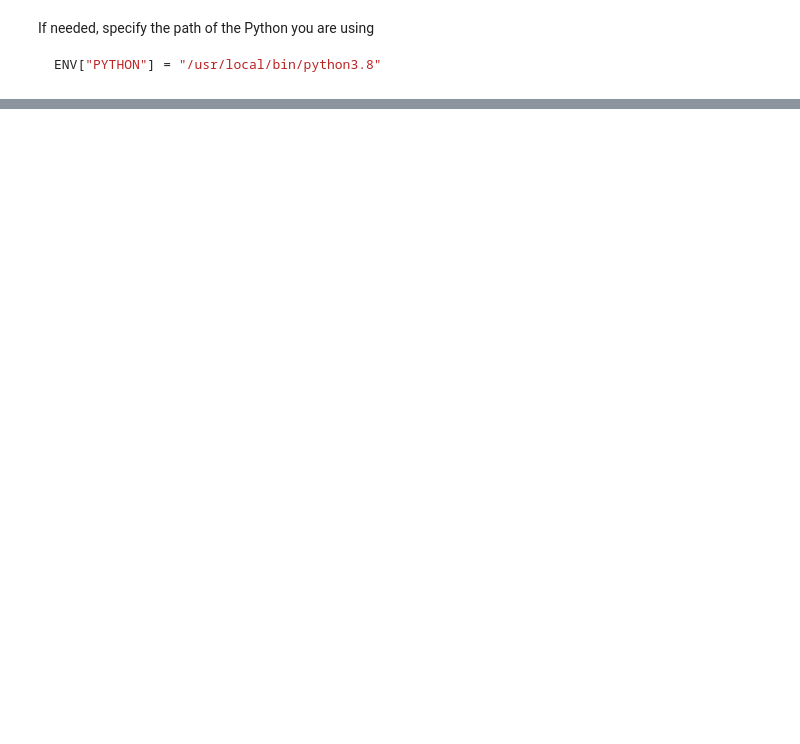
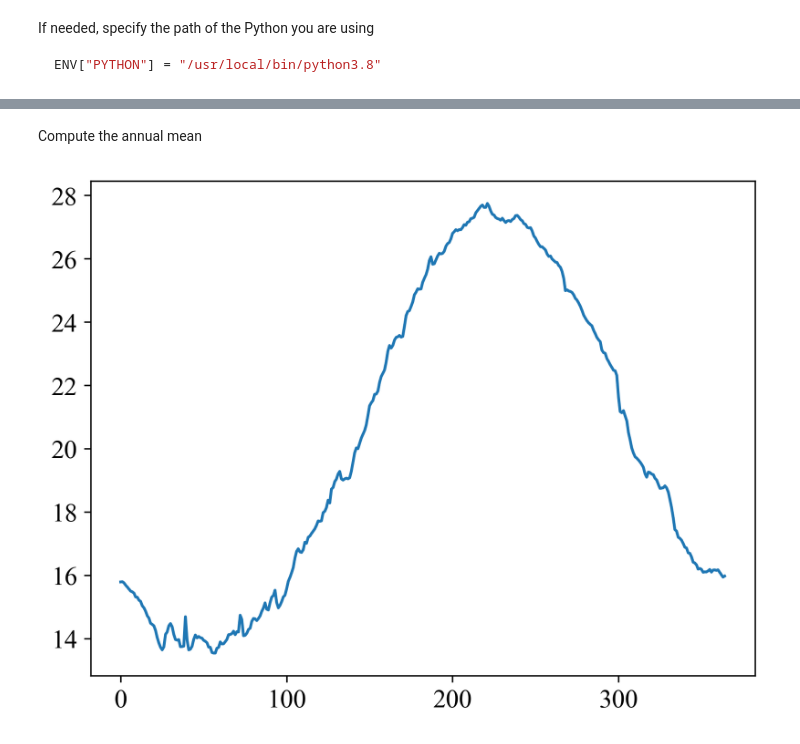
Before and after one commit to socib/API_examples, a Jupyter notebook: read_plot_bahiadepalma_temperature.ipynb, the cells around one changed output, grey strips where cells are left out. Drawn from its saved outputs; the diff is of its cells as text; code cells hidden in the pictures; blank space fills up the shorter version.

```diff
--- a/read_plot_bahiadepalma_temperature.ipynb
+++ b/read_plot_bahiadepalma_temperature.ipynb
@@ -147,0 +141,18 @@ plt.show()
+# %%
+daysyear = [(ddd - Dates.DateTime(Dates.year(ddd), 1, 1, 0, 0, 0)).value / 86400000. for ddd in dates]
+yearvector = [Dates.year(ddd) for ddd in dates]
+ndaysmonth = Array([31, 28, 31, 30, 31, 30, 31, 31, 30, 31, 30, 31])
+ndays = cat(1, cumsum(ndaysmonth), dims=1)
+monthnames = [monthname(mm) for mm in 1:12];
+# %% [markdown]
+Compute the annual mean
+# %%
+meanT = zeros(365)
+for ii in 1:365
+    goodday = findall(floor.(daysyear) .== ii)
+    meanT[ii] = mean(filter(!isnan, T[goodday]))
+end
+plt.plot(meanT)
+plt.show()
+# %% [output]
+[figure, added]
```
Also changed, not shown: parts of 15 cells of this notebook.
